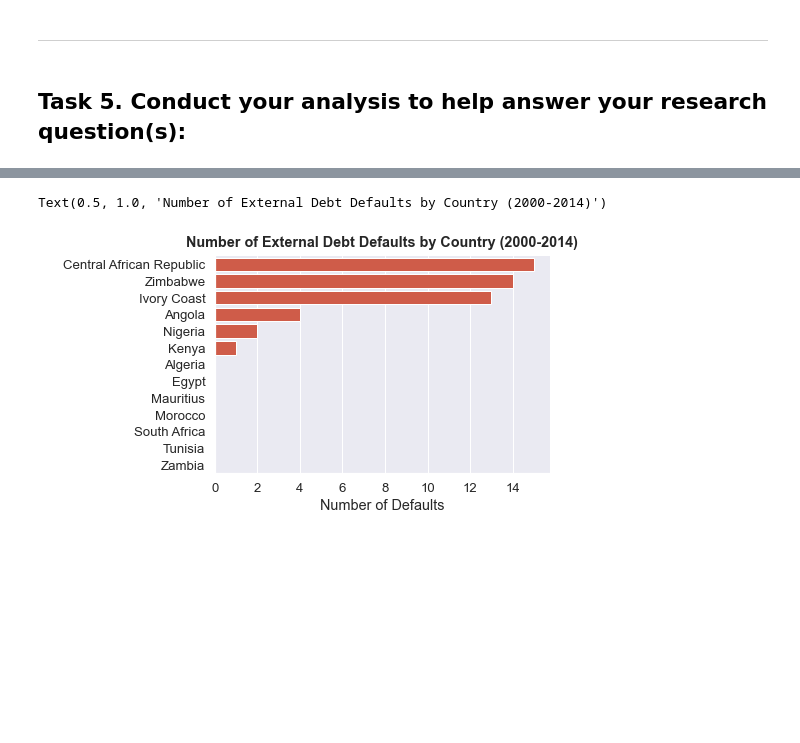
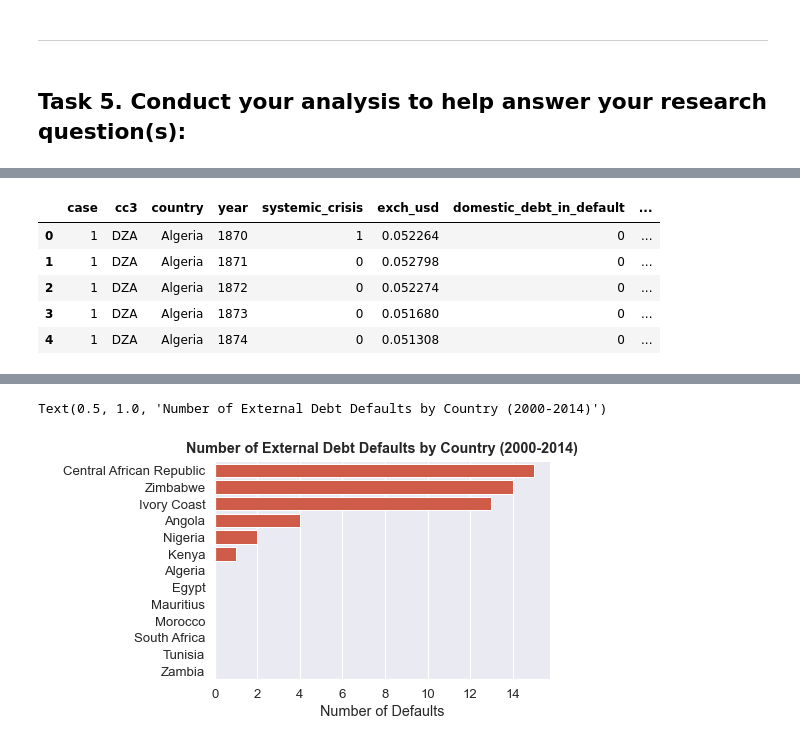
Before and after one commit to data301-2020-winter1/course-project-solo_319, a Jupyter notebook: analysis/milestone2part2.ipynb, the cells around one changed output, grey strips where cells are left out. Cells and saved outputs as stored; diff of their text form; code cells hidden in the pictures; blank space fills up the shorter version.

```diff
--- a/analysis/milestone2part2.ipynb
+++ b/analysis/milestone2part2.ipynb
@@ -182,0 +224,10 @@ Text(0.5, 1.0, 'Countries by External Debt Default Since 2000 (Where 1 = Default
+# %%
+dforg = pd.read_csv(r"""C:\Users\palmi\data301\data301_project\course-project-solo_319\data\raw\african_crises.csv""")
+dforg.head()
+# %% [output]
+|  | case | cc3 | country | year | systemic_crisis | exch_usd | domestic_debt_in_default | ... |
+| 0 | 1 | DZA | Algeria | 1870 | 1 | 0.052264 | 0 | ... |
+| 1 | 1 | DZA | Algeria | 1871 | 0 | 0.052798 | 0 | ... |
+| 2 | 1 | DZA | Algeria | 1872 | 0 | 0.052274 | 0 | ... |
+| 3 | 1 | DZA | Algeria | 1873 | 0 | 0.051680 | 0 | ... |
+| 4 | 1 | DZA | Algeria | 1874 | 0 | 0.051308 | 0 | ... |
```
Also changed, not shown: parts of 40 cells of this notebook, 1 other file.
